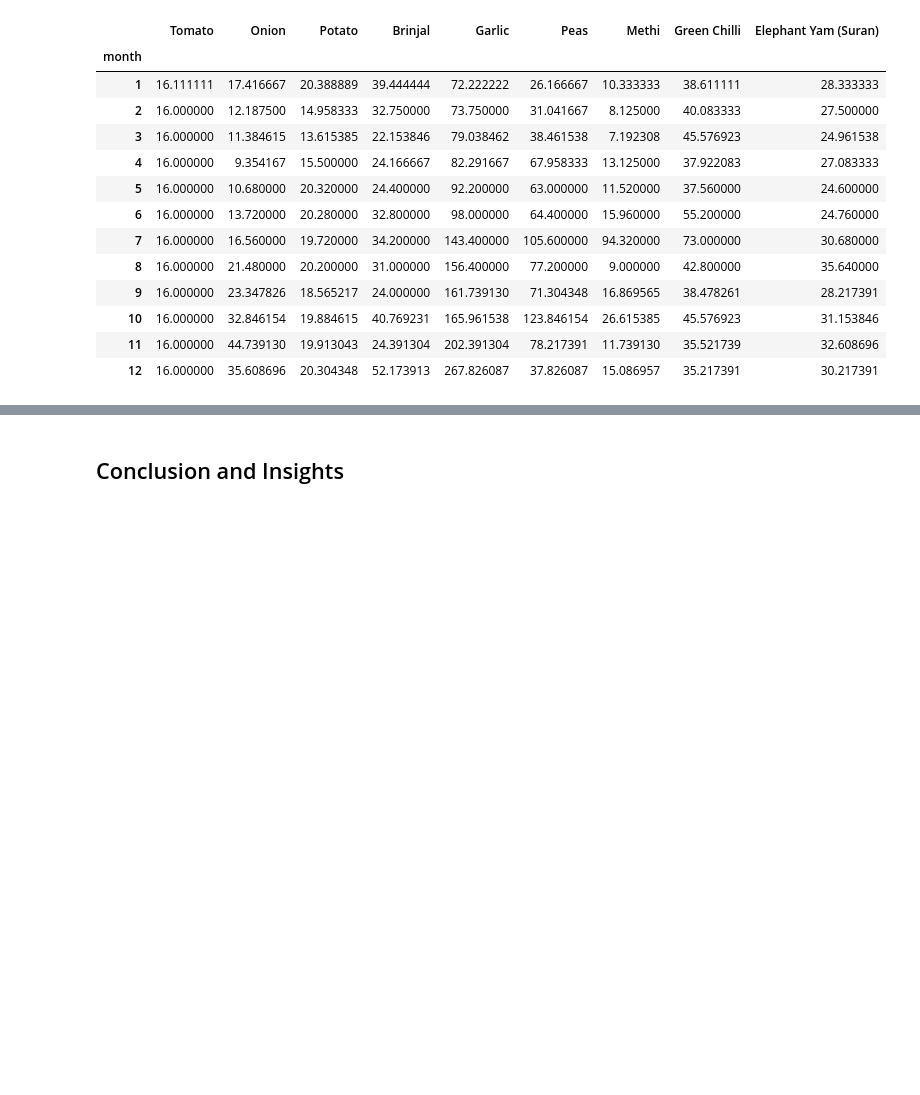
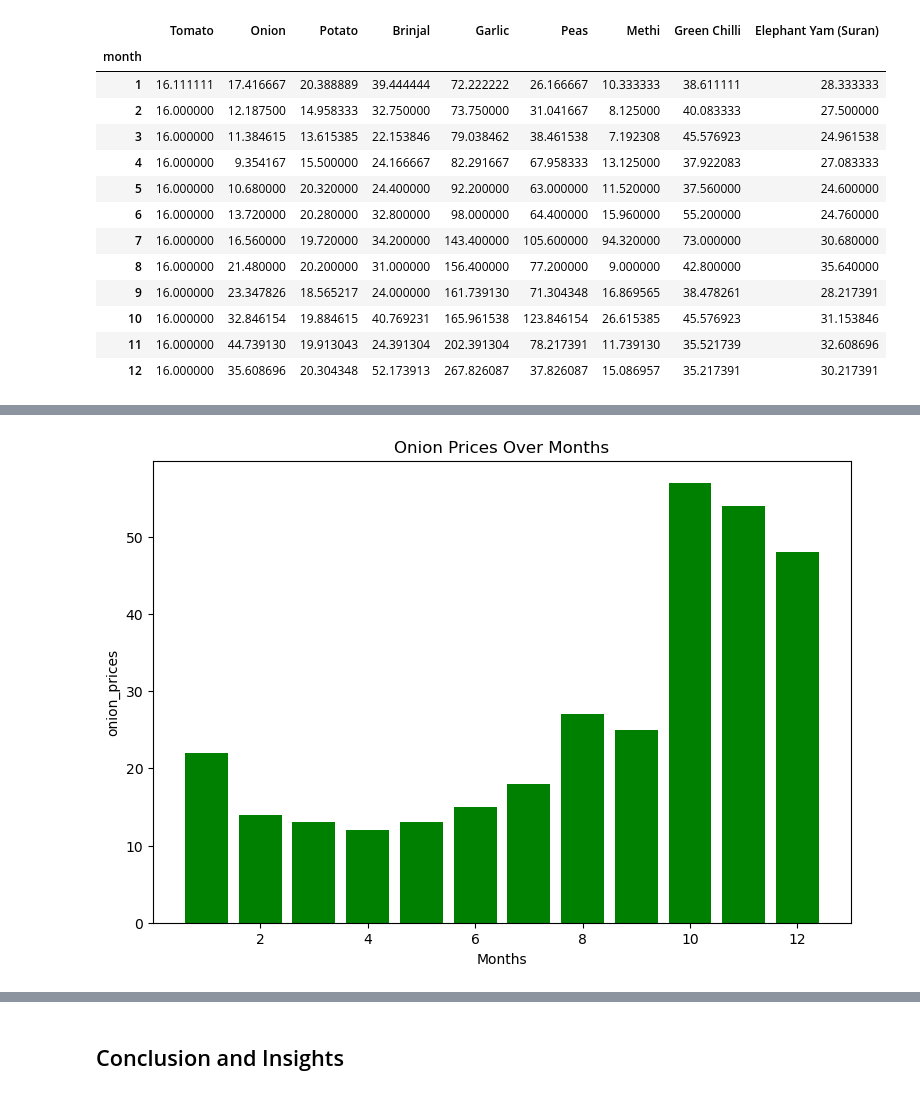
Before and after one commit to justin9503/MM6-Python-Project, a Jupyter notebook: Vegetable prices_MM6.ipynb, the cells around one changed output, grey strips where cells are left out. Saved outputs shown, nothing was run; the diff lists cells and outputs as text; code cells hidden in the pictures; blank space fills up the shorter version.

```diff
--- a/Vegetable prices_MM6.ipynb
+++ b/Vegetable prices_MM6.ipynb
@@ -163,0 +176,12 @@ plt.show()
+# %%
+onion_prices = df['Onion']
+plt.figure(figsize=(9, 6))
+
+plt.bar(Months, onion_prices, color='green', label='Onion')
+plt.xlabel('Months')
+plt.ylabel('onion_prices')
+plt.title('Onion Prices Over Months')
+
+plt.show()
+# %% [output]
+[figure, added]
```
Also changed, not shown: parts of 7 cells of this notebook, 1 other file.
